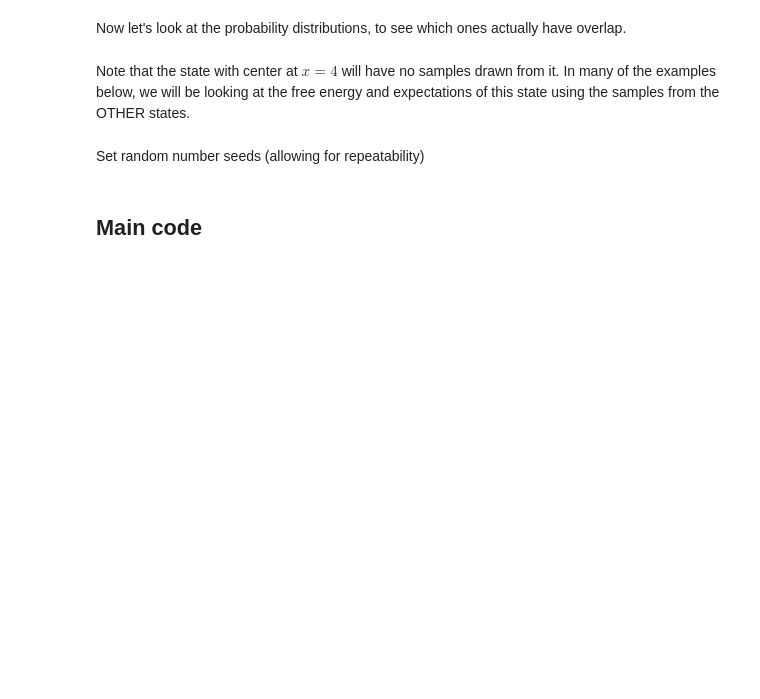
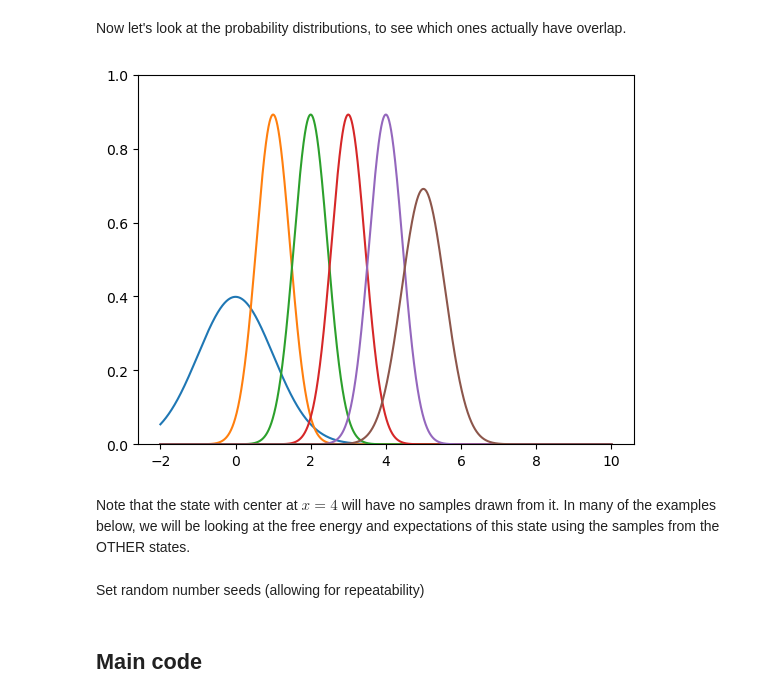
Before and after one commit to icomse/12th_workshop_biomolecular, a Jupyter notebook: Wednesday/harmonic-oscillators-free-energy.ipynb, the cells around one changed output. Drawn from its saved outputs; the diff is of its cells as text; code cells hidden in the pictures; blank space fills up the shorter version.

```diff
--- a/Wednesday/harmonic-oscillators-free-energy.ipynb
+++ b/Wednesday/harmonic-oscillators-free-energy.ipynb
@@ -280,11 +326,11 @@ We'll cary out a number of replications of an experiment in which i.i.d. samples
 
 Enter some parameters here to describe the MULTIPLE harmonic oscillators we want data for.  For this data, note we have left one state without any samples.
 # %%
-K_k = np.array([25, 16, 9, 4, 1, 1])  # spring constants for each state
+K_k = np.array([1, 5, 5, 5, 5, 3])  # spring constants for each state
 O_k = np.array([0, 1, 2, 3, 4, 5])  # offsets for spring constants
 
 # number of samples from each state (can be zero for some states!)
-N_k = 10 * np.array([1000, 1000, 1000, 1000, 0, 1000])
+N_k = 10 * np.array([1000, 1000, 1000, 1000, 1000, 0])
 Nk_ne_zero = N_k != 0
 beta = 1.0  # inverse temperature for all simulations
 
@@ -307,10 +355,12 @@ Now let's look at the probability distributions, to see which ones actually have
 # %%
 xrange = np.linspace(-2,10,10000)
 for k in range(len(K_k)):
     yk = np.sqrt(K_k[k]/(2*np.pi))*np.exp(-(K_k[k]*(xrange-O_k[k])**2)/2)
     plt.plot(xrange,yk,label=f"Gaussian {k}")
-plt.ylim(0,2.5)
+plt.ylim(0,1)
 plt.show()
+# %% [output]
+[figure, added]
 # %% [markdown]
 Note that the state with center at $x=4$ will have no samples drawn from it.  In many of the examples below, we will be looking at the free energy and expectations of this state using the samples from the OTHER states.
 # %% [markdown]
```
Also changed, not shown: parts of 82 cells of this notebook.
